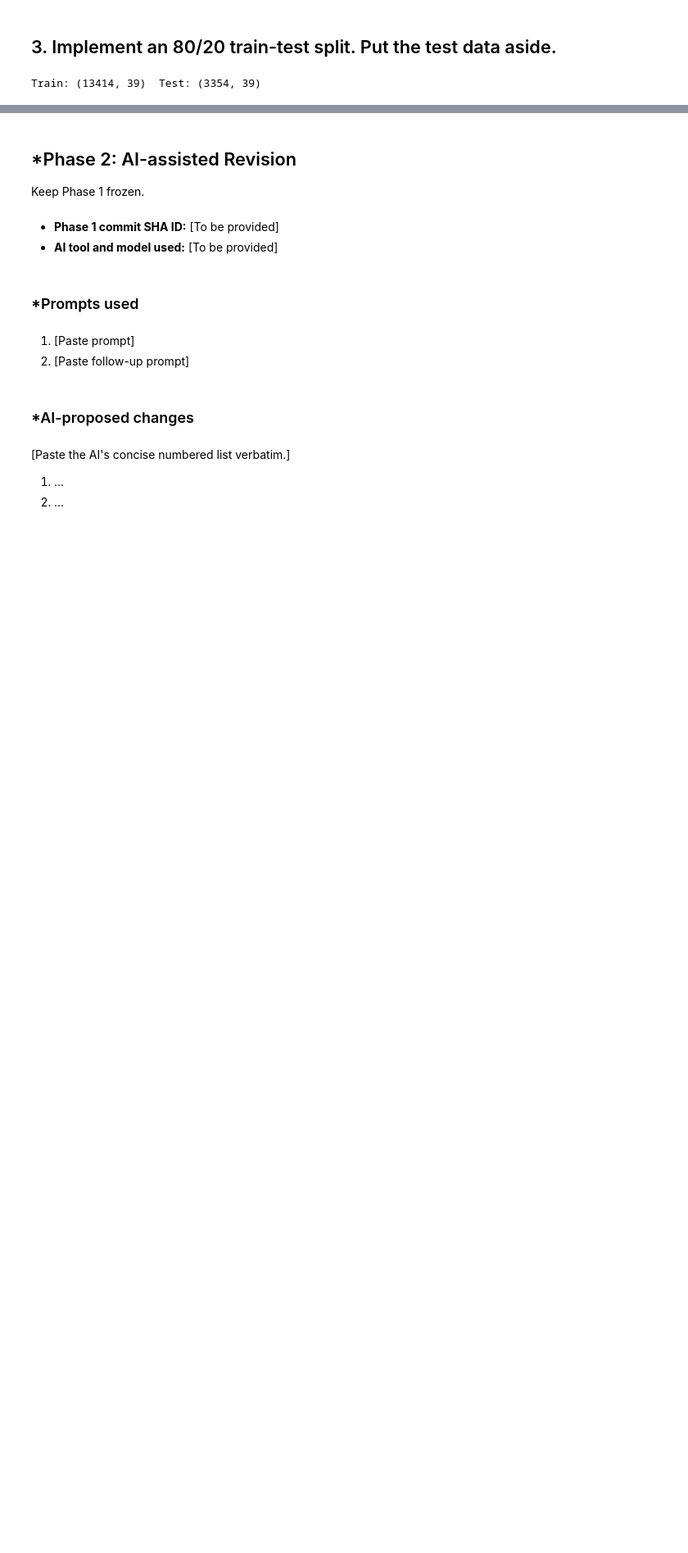
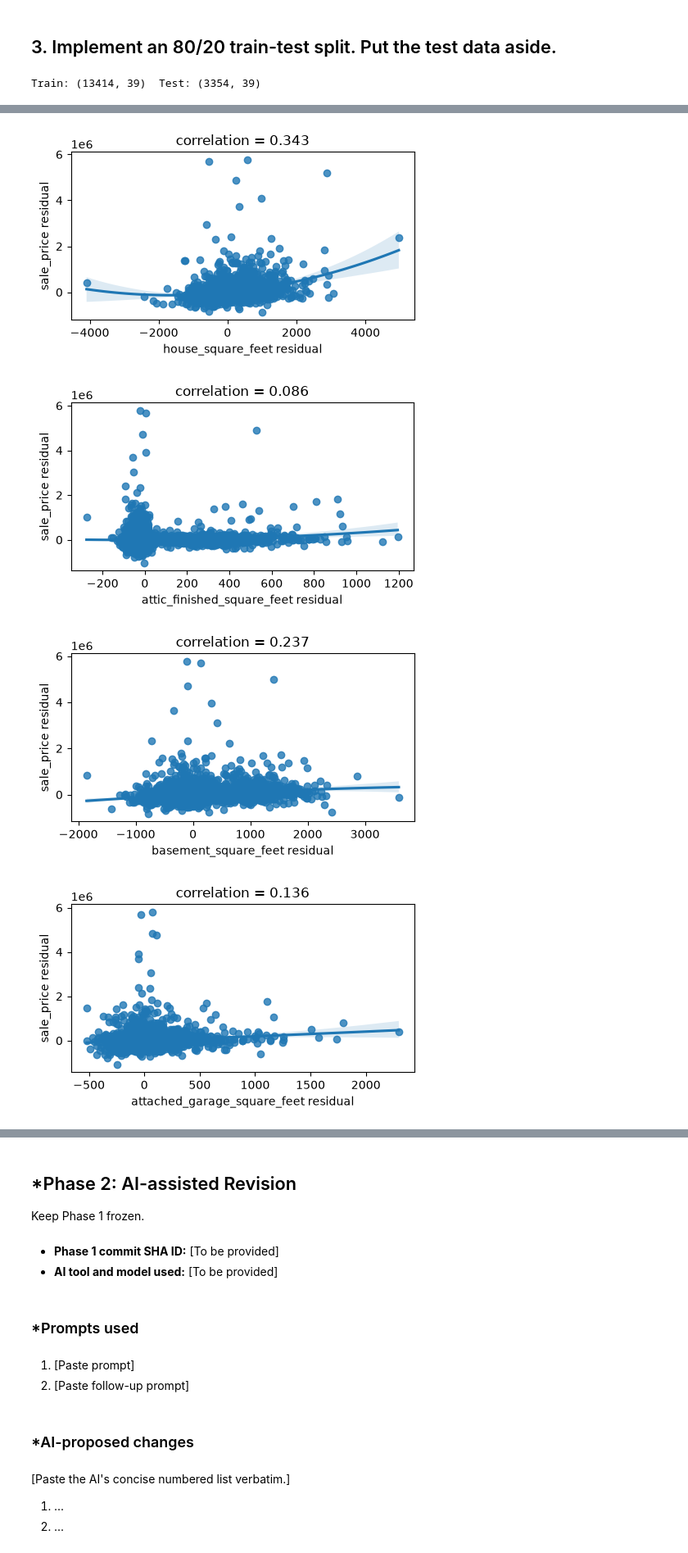
Before and after one commit to zoedelblum/L02-hedonic-pricing, a Jupyter notebook: notebook.ipynb, the cells around one changed output, grey strips where cells are left out. Shown at 82% size. Saved outputs shown, nothing was run; the diff lists cells and outputs as text; code cells hidden in the pictures; blank space fills up the shorter version.

```diff
--- a/notebook.ipynb
+++ b/notebook.ipynb
@@ -366,12 +366,15 @@ for col in nominal_cols:
     rare = counts[counts < 30].index
     transform[col] = transform[col].where(~transform[col].isin(rare), 'Other')
 
+num_cols = transform.select_dtypes(include='number').columns.tolist() # List of numerical columns
+
 transform_encoded = pd.get_dummies(transform, columns=nominal_cols, drop_first=True, dtype=int)
 
 #Drop columns that can't be used as features
 transform_encoded = transform_encoded.drop(columns=['sale_date'])
 
 #Check
+print(num_cols)
 print(transform_encoded.dtypes.value_counts())
 print(transform_encoded.select_dtypes(exclude='number').columns.tolist())
 print(transform_encoded.isna().sum()[lambda s: s > 0])
@@ -385,10 +391,10 @@ Series([], dtype: int64)
 # %% [markdown]
 ## 3. Implement an 80/20 train-test split. Put the test data aside.
 # %%
-X = transform_encoded.drop(columns=['sale_price', 'log_price'])
-y = transform_encoded['log_price']
+X = transform_encoded.drop(columns=['sale_price', 'log_price']) # Feature variables, not included the target
+y = transform_encoded['sale_price'] # Don't use transformations for now
 
-X_train, X_test, y_train, y_test = train_test_split(X, y, test_size = 0.2, random_state = 42)
+X_train, X_test, y_train, y_test = train_test_split(X, y, test_size = 0.2, random_state = 42) # 80/20 split
 
 print('Train:', X_train.shape, ' Test:', X_test.shape)
 # %% [output]
@@ -395,0 +406,17 @@ Train: (13414, 39)  Test: (3354, 39)
+# %%
+from sklearn.linear_model import LinearRegression
+from sklearn.metrics import mean_squared_error
+
+# Model #1 (original numerical variables only)
+num_features = [c for c in num_cols if c not in ['sale_price', 'log_price']] # Remove target from num_cols
+sk_fit_num = LinearRegression().fit(X_train[num_features], y_train) # Fit model
+
+y_num_train_pred = sk_fit_num.predict(X_train[num_features]) # Predict y on training set
+y_num_test_pred = sk_fit_num.predict(X_test[num_features]) # Predict y on test set
+
+print("Linear model using numerical feature variables:")
+print("Training set R-squared:", round(sk_fit_num.score(X_train[num_features], y_train), 4))
+print("Training set RMSE:", round(np.sqrt(mean_squared_error(y_train, y_num_train_pred)), 4))
+
+print("Test set R-squared:", round(sk_fit_num.score(X_test[num_features], y_test), 4))
+print("Test set RMSE:", round(np.sqrt(mean_squared_error(y_test, y_num_test_pred)), 4))
@@ -395,0 +474,20 @@ Train: (13414, 39)  Test: (3354, 39)
+# %%
+num_features_partial_plots = [c for c in num_features if c not in ['sale_year','house_age']] # Remove sale year and house age
+
+for col in num_features_partial_plots: # Loop through numeric variables
+    non_col = [c for c in num_features_partial_plots if c != col] # All columns except current one
+    r_y = y_train - LinearRegression().fit(X_train[non_col], y_train).predict(X_train[non_col]) # Sale price - other feature prediction
+    r_x = X_train[col] - LinearRegression().fit(X_train[non_col], X_train[col]).predict(X_train[non_col]) # Current feature - other feature prediction
+
+    plt.figure(figsize=(5,3))
+    sns.regplot(x=r_x, y=r_y, order=2) # Plot resid of x and resid of y, using order=2 to bend the line when its non-linear
+    plt.title(f"correlation = {np.corrcoef(r_x, r_y)[0, 1]:.3f}")
+    plt.xlabel(f"{col} residual")
+    plt.ylabel("sale_price residual")
+    plt.tight_layout()
+    plt.show()
+# %% [output]
+[figure, added]
+[figure, added]
+[figure, added]
+[figure, added]
```
Also changed, not shown: parts of 19 cells of this notebook.
